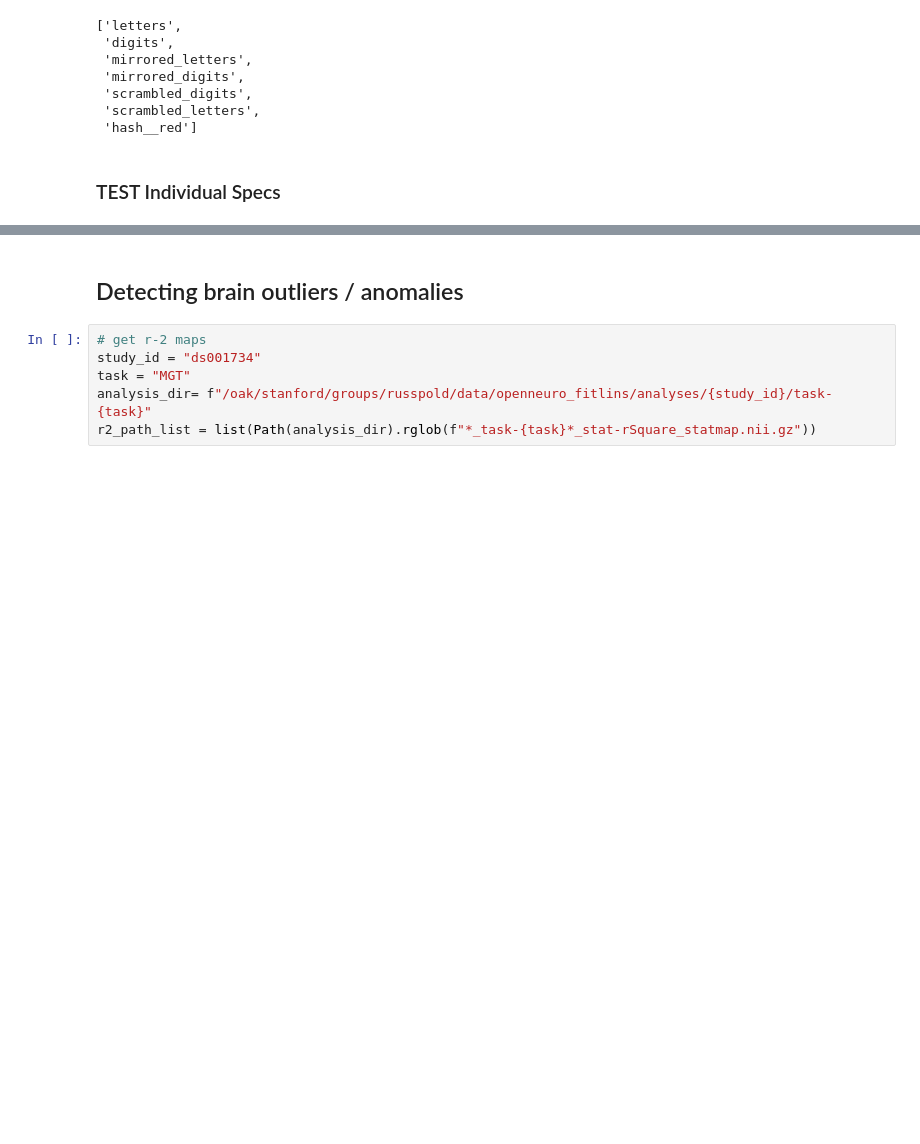
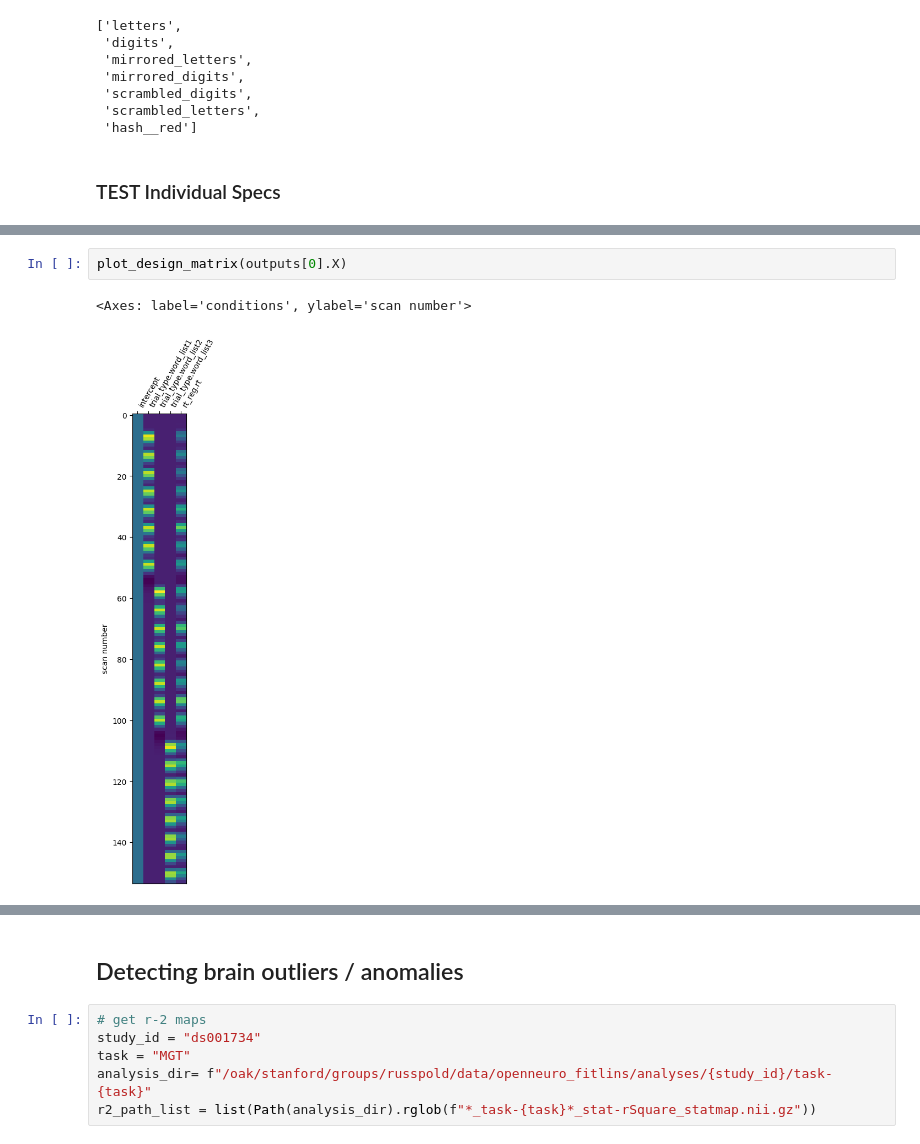
Before and after one commit to lobennett/openneuro_glmfitlins, a Jupyter notebook: scripts/jupyter_notebooks/transformations.ipynb, the cells around one changed output, grey strips where cells are left out. Saved outputs shown, nothing was run; the diff lists cells and outputs as text; blank space fills up the shorter version.

```diff
--- a/scripts/jupyter_notebooks/transformations.ipynb
+++ b/scripts/jupyter_notebooks/transformations.ipynb
@@ -2027,0 +1895,5 @@ plt.show()
+# %%
+plot_design_matrix(outputs[0].X)
+# %% [output]
+<Axes: label='conditions', ylabel='scan number'>
+[figure, added]
```
Also changed, not shown: parts of 27 cells of this notebook, 36 other files.
